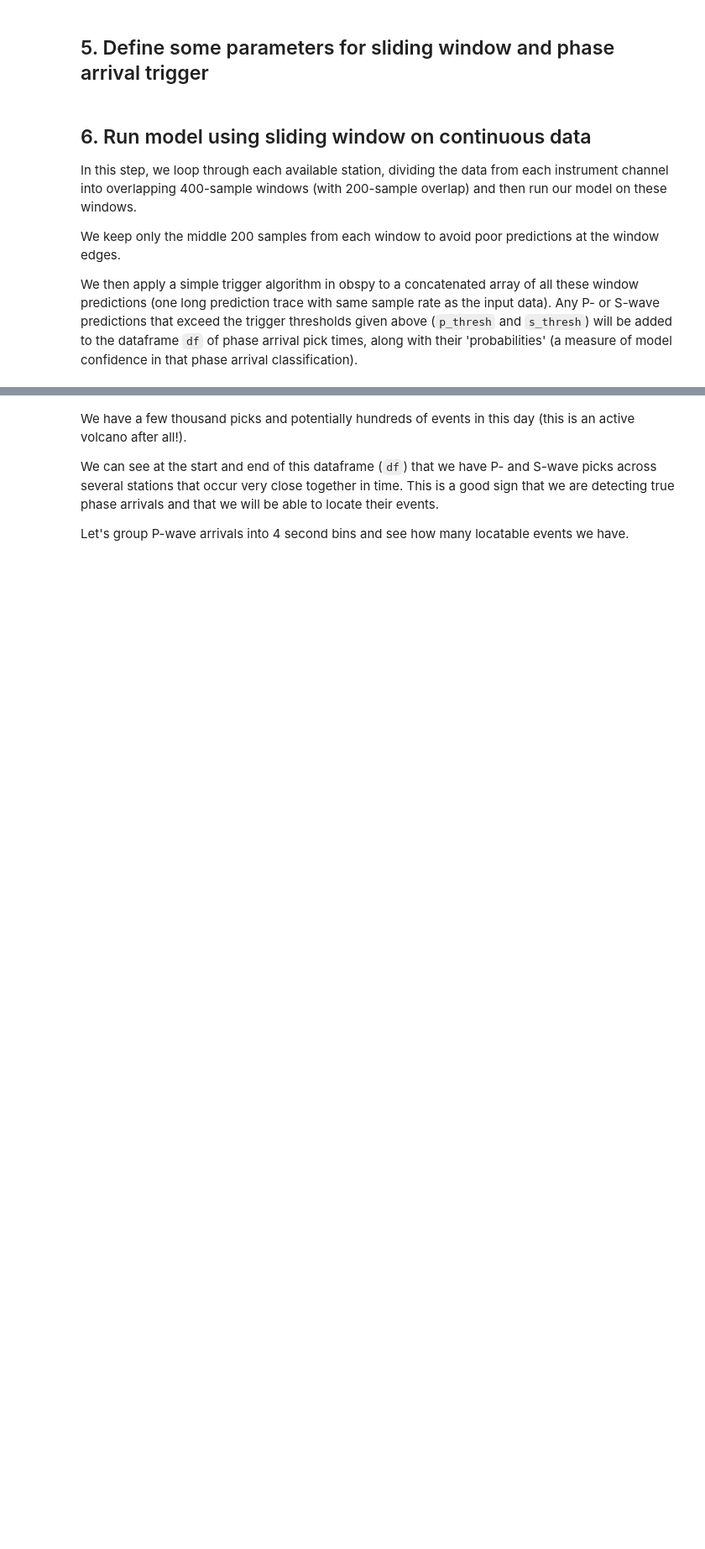
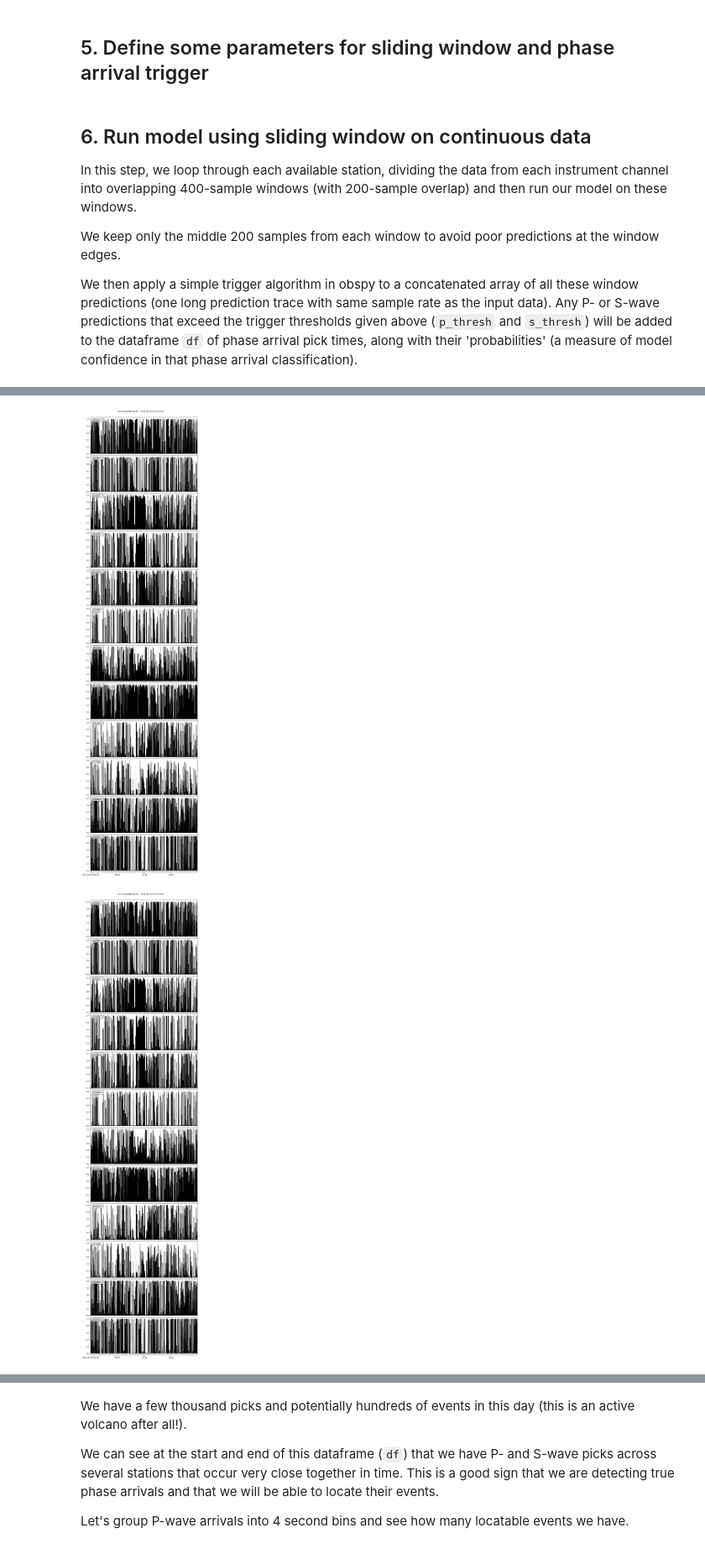
Before and after one commit to sachalapins/U-GPD, a Jupyter notebook: 2_UGPD_run.ipynb, the cells around one changed output, grey strips where cells are left out. Shown at 84% size. Cells and saved outputs as stored; diff of their text form; code cells hidden in the pictures; blank space fills up the shorter version.

```diff
--- a/2_UGPD_run.ipynb
+++ b/2_UGPD_run.ipynb
@@ -340,0 +184,4 @@ WARNING:tensorflow:From /tensorflow-1.15.2/python3.7/keras/backend/tensorflow_ba
+# %%
+# Load model and weights
+model = load_model('./U-GPD/model/best/ugpd_tf2', compile=False)
+print("*** U-GPD MODEL AND WEIGHTS LOADED FROM DISK ***")
@@ -529,3 +445,9 @@ print("24 hours data from " + str(len(stations)) + " stations processed in " + s
+# %%
+# Plot of machine learning prediction traces for each station
+st_pred.plot()
+# %% [output]
+[figure, added]
+[figure, added]
 # %% [markdown]
 ## 7. Associate predicted phase arrivals for event location
 
```
Also changed, not shown: parts of 34 cells of this notebook.
